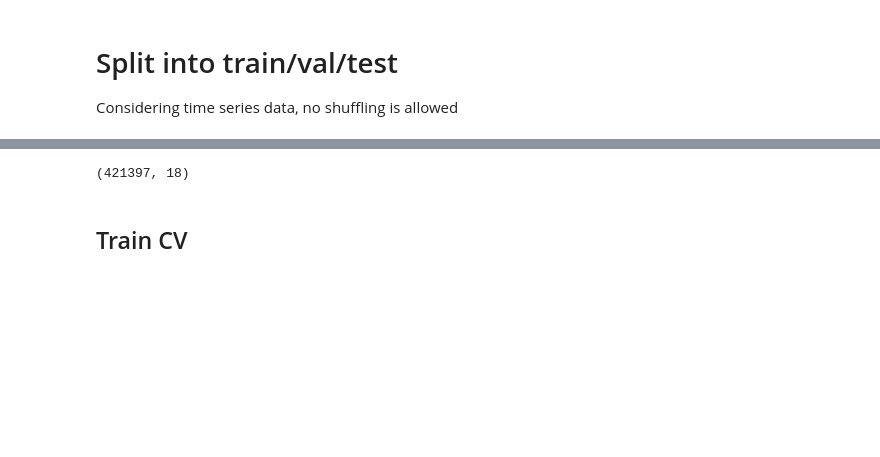
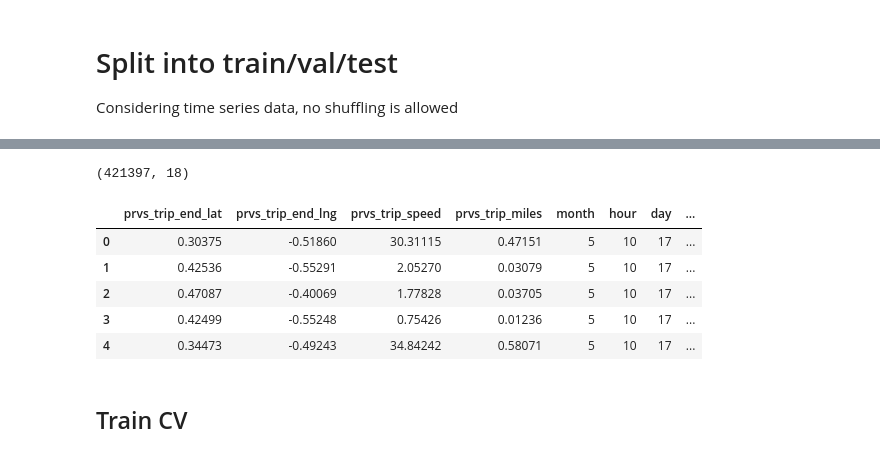
Before and after one commit to Shivam-Miglani/cab_data_analysis, a Jupyter notebook: notebooks/02_passenger_prediction.ipynb, the cells around one changed output, grey strips where cells are left out. Drawn from its saved outputs; the diff is of its cells as text; code cells hidden in the pictures; blank space fills up the shorter version.

```diff
--- a/notebooks/02_passenger_prediction.ipynb
+++ b/notebooks/02_passenger_prediction.ipynb
@@ -199,19 +193,27 @@ Considering time series data, no shuffling is allowed
 # %%
 trips_df = gen_passenger_loc_predict_data()
 
 # scale values to avoid low errors
 scaler = MinMaxScaler(feature_range=(-1, 1))
 cols = ["trip_start_lat", "trip_start_lng", "prvs_trip_end_lat", "prvs_trip_end_lng"]
 trips_df[cols] = scaler.fit_transform(trips_df[cols])
 
 lat = trips_df.pop("trip_start_lat")
 lng = trips_df.pop("trip_start_lng")
 X = trips_df.values
 
 # considering low amount of data, let's do 5-fold cross-validation but for time data
 tscv = TimeSeriesSplit(n_splits=5)
+
+trips_df.head()
 # %% [output]
 (421397, 18)
+|  | prvs_trip_end_lat | prvs_trip_end_lng | prvs_trip_speed | prvs_trip_miles | month | hour | day | ... |
+| 0 | 0.30375 | -0.51860 | 30.31115 | 0.47151 | 5 | 10 | 17 | ... |
+| 1 | 0.42536 | -0.55291 | 2.05270 | 0.03079 | 5 | 10 | 17 | ... |
+| 2 | 0.47087 | -0.40069 | 1.77828 | 0.03705 | 5 | 10 | 17 | ... |
+| 3 | 0.42499 | -0.55248 | 0.75426 | 0.01236 | 5 | 10 | 17 | ... |
+| 4 | 0.34473 | -0.49243 | 34.84242 | 0.58071 | 5 | 10 | 17 | ... |
 # %% [markdown]
 ## Train CV
 # %%
```
Also changed, not shown: parts of 9 cells of this notebook.
